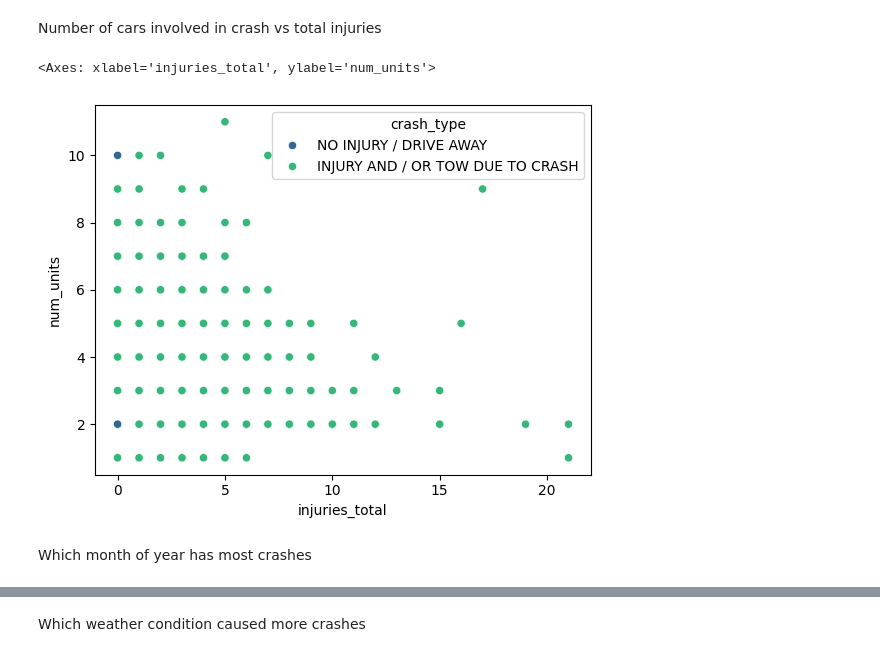
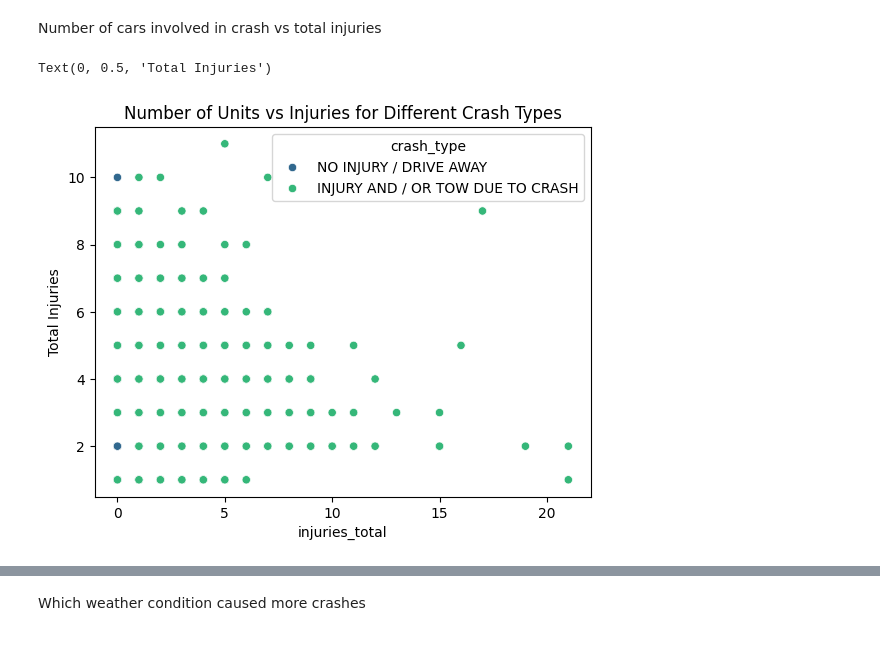
Before and after one commit to OwaisRaza06/EDA, a Jupyter notebook: Accident analysis dataset/accidents analysis.ipynb, the cells around one changed output, grey strips where cells are left out. Drawn from its saved outputs; the diff is of its cells as text; code cells hidden in the pictures.

Commit message:
Fixed some graphs

```diff
--- a/Accident analysis dataset/accidents analysis.ipynb
+++ b/Accident analysis dataset/accidents analysis.ipynb
@@ -153,10 +145,11 @@ top5_most_fatalities[['most_severe_injury','injuries_fatal']]
 Number of cars involved in crash vs total injuries
 # %%
 sns.scatterplot(df, x='injuries_total', y='num_units', hue='crash_type', palette='viridis')
+plt.title('Number of Units vs Injuries for Different Crash Types')
+plt.ylabel('Number of units involved in crash')
+plt.ylabel('Total Injuries')
 # %% [output]
-<Axes: xlabel='injuries_total', ylabel='num_units'>
+Text(0, 0.5, 'Total Injuries')
-[figure, old version]
+[figure, new version]
 # %%
 # from above graph it is evident that most injuries occur when the number of cars colliding is between 2 to 6 with very few no injury/drive away
-# %% [markdown]
-Which month of year has most crashes
```
Also changed, not shown: parts of 26 cells of this notebook.
